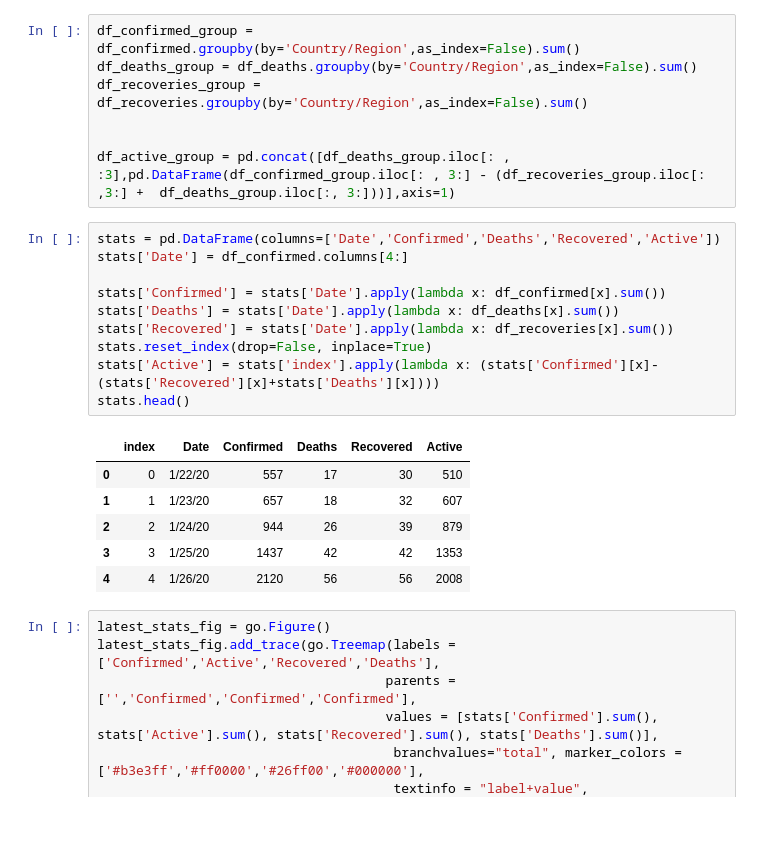
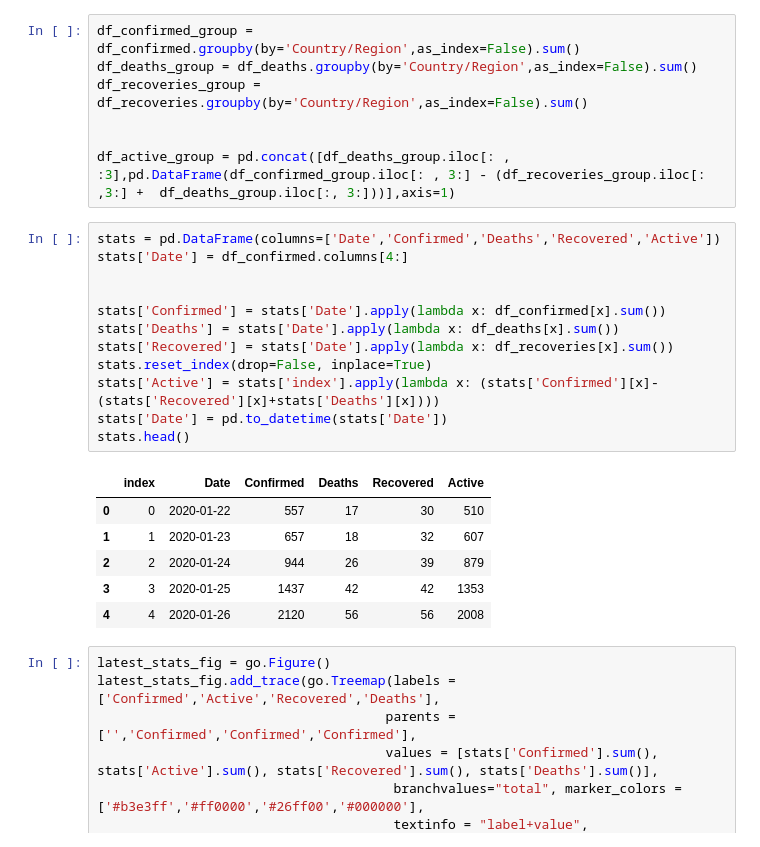
Before and after one commit to arebimohammed/Covid-19-Analysis, a Jupyter notebook: notebooks/ML-Covid19-analysis.ipynb, the cells around one changed output. Cells and saved outputs as stored; diff of their text form.

```diff
--- a/notebooks/ML-Covid19-analysis.ipynb
+++ b/notebooks/ML-Covid19-analysis.ipynb
@@ -167,20 +168,22 @@ df_active_group = pd.concat([df_deaths_group.iloc[: , :3],pd.DataFrame(df_confir
 # %%
 stats = pd.DataFrame(columns=['Date','Confirmed','Deaths','Recovered','Active'])
 stats['Date'] = df_confirmed.columns[4:]
+
 
 stats['Confirmed'] = stats['Date'].apply(lambda x: df_confirmed[x].sum())
 stats['Deaths'] = stats['Date'].apply(lambda x: df_deaths[x].sum())
 stats['Recovered'] = stats['Date'].apply(lambda x: df_recoveries[x].sum())
 stats.reset_index(drop=False, inplace=True)
 stats['Active'] = stats['index'].apply(lambda x: (stats['Confirmed'][x]-(stats['Recovered'][x]+stats['Deaths'][x])))
+stats['Date'] = pd.to_datetime(stats['Date'])
 stats.head()
 # %% [output]
 |  | index | Date | Confirmed | Deaths | Recovered | Active |
-| 0 | 0 | 1/22/20 | 557 | 17 | 30 | 510 |
-| 1 | 1 | 1/23/20 | 657 | 18 | 32 | 607 |
-| 2 | 2 | 1/24/20 | 944 | 26 | 39 | 879 |
-| 3 | 3 | 1/25/20 | 1437 | 42 | 42 | 1353 |
-| 4 | 4 | 1/26/20 | 2120 | 56 | 56 | 2008 |
+| 0 | 0 | 2020-01-22 | 557 | 17 | 30 | 510 |
+| 1 | 1 | 2020-01-23 | 657 | 18 | 32 | 607 |
+| 2 | 2 | 2020-01-24 | 944 | 26 | 39 | 879 |
+| 3 | 3 | 2020-01-25 | 1437 | 42 | 42 | 1353 |
+| 4 | 4 | 2020-01-26 | 2120 | 56 | 56 | 2008 |
 # %%
 latest_stats_fig = go.Figure()
 latest_stats_fig.add_trace(go.Treemap(labels = ['Confirmed','Active','Recovered','Deaths'],
```
Also changed, not shown: parts of 14 cells of this notebook.
